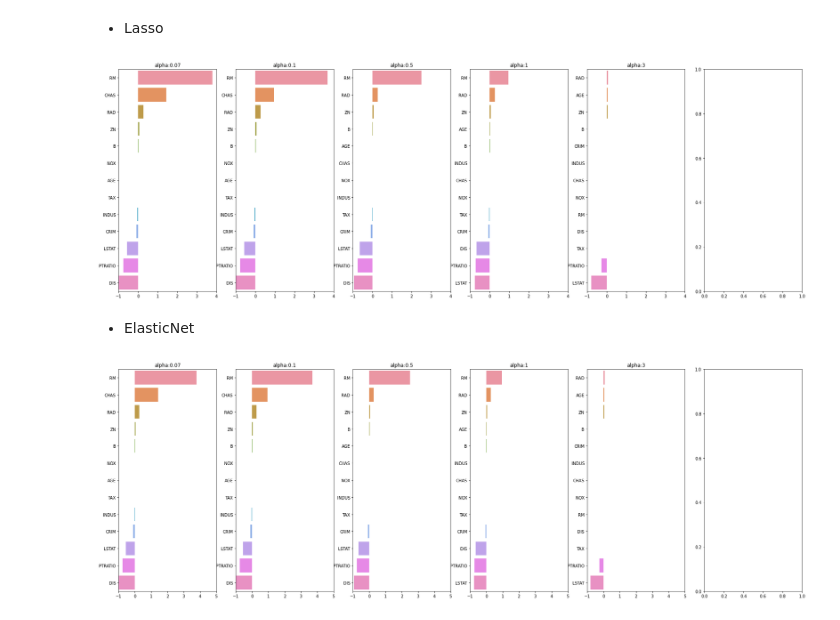
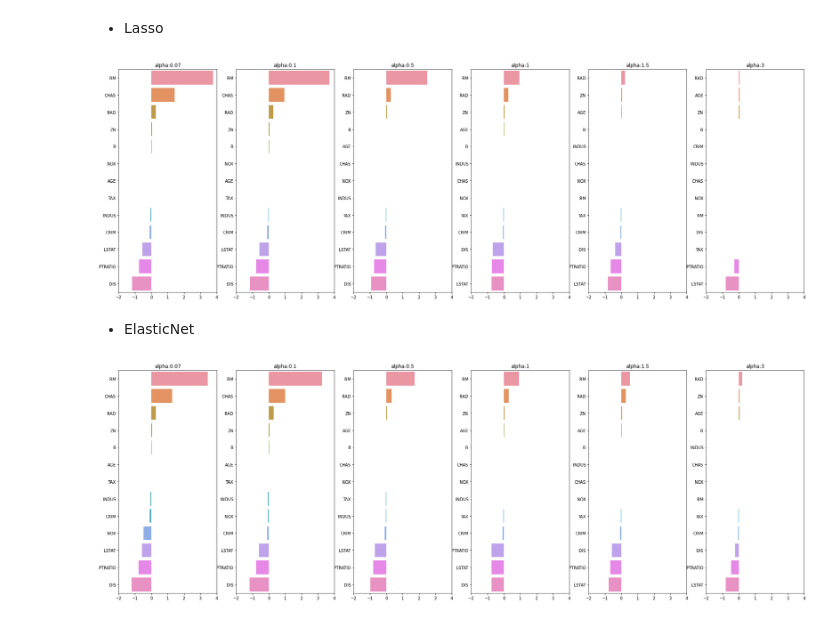
Before and after one commit to GIHYUNJIN/scikit-learn, a Jupyter notebook: 1.Supervised_Learning/1.1.Linear_Models/1.1.4. Elastic-Net.ipynb, the cells around one changed output. Saved outputs shown, nothing was run; the diff lists cells and outputs as text; code cells hidden in the pictures.

```diff
--- a/1.Supervised_Learning/1.1.Linear_Models/1.1.4. Elastic-Net.ipynb
+++ b/1.Supervised_Learning/1.1.Linear_Models/1.1.4. Elastic-Net.ipynb
@@ -234,18 +231,0 @@ alpha 3일 때 5 폴드 세트의 평균 RMSE : 5.954
-# %%
-fig, axs = plt.subplots(figsize=(30, 10), nrows=1, ncols=6)
-
-coeff_df = pd.DataFrame()
-
-for pos, alpha in enumerate(alphas):
-    ridge = Ridge(alpha = alpha)
-    ridge.fit(X_data, y_target)
-
-    coeff = pd.Series(data=ridge.coef_, index=X_data.columns)
-    colname='alpha:' + str(alpha)
-    coeff_df[colname] = coeff
-
-    coeff = coeff.sort_values(ascending=False)
-
-    axs[pos].set_title(colname)
-    axs[pos].set_xlim(-3, 6)
-    sns.barplot(x=coeff.values, y=coeff.index, ax=axs[pos])
@@ -254,3 +232,5 @@ for pos, alpha in enumerate(alphas):
+# %%
+alphas = [0.07, 0.1, 0.5, 1, 1.5, 3]
 # %% [markdown]
 - Lasso
 # %%
@@ -269,29 +249,29 @@ for pos, alpha in enumerate(alphas):
     coeff = coeff.sort_values(ascending=False)
 
     axs[pos].set_title(colname)
-    axs[pos].set_xlim(-1, 4)
+    axs[pos].set_xlim(-2, 4)
     sns.barplot(x=coeff.values, y=coeff.index, ax=axs[pos])
 # %% [output]
-[figure, old version]
+[figure, new version]
 # %% [markdown]
 - ElasticNet
 # %%
 fig, axs = plt.subplots(figsize=(30, 10), nrows=1, ncols=6)
 
 coeff_df = pd.DataFrame()
 
 for pos, alpha in enumerate(alphas):
-    elastic = ElasticNet(alpha = alpha, l1_ratio=1)
+    elastic = ElasticNet(alpha = alpha, l1_ratio=0.5)
     elastic.fit(X_data, y_target)
 
     coeff = pd.Series(data=elastic.coef_, index=X_data.columns)
     colname='alpha:' + str(alpha)
     coeff_df[colname] = coeff
 
     coeff = coeff.sort_values(ascending=False)
 
     axs[pos].set_title(colname)
-    axs[pos].set_xlim(-1, 5)
+    axs[pos].set_xlim(-2, 4)
     sns.barplot(x=coeff.values, y=coeff.index, ax=axs[pos])
 # %% [output]
-[figure, old version]
+[figure, new version]
```
Also changed, not shown: parts of 4 cells of this notebook, 3 other files.
